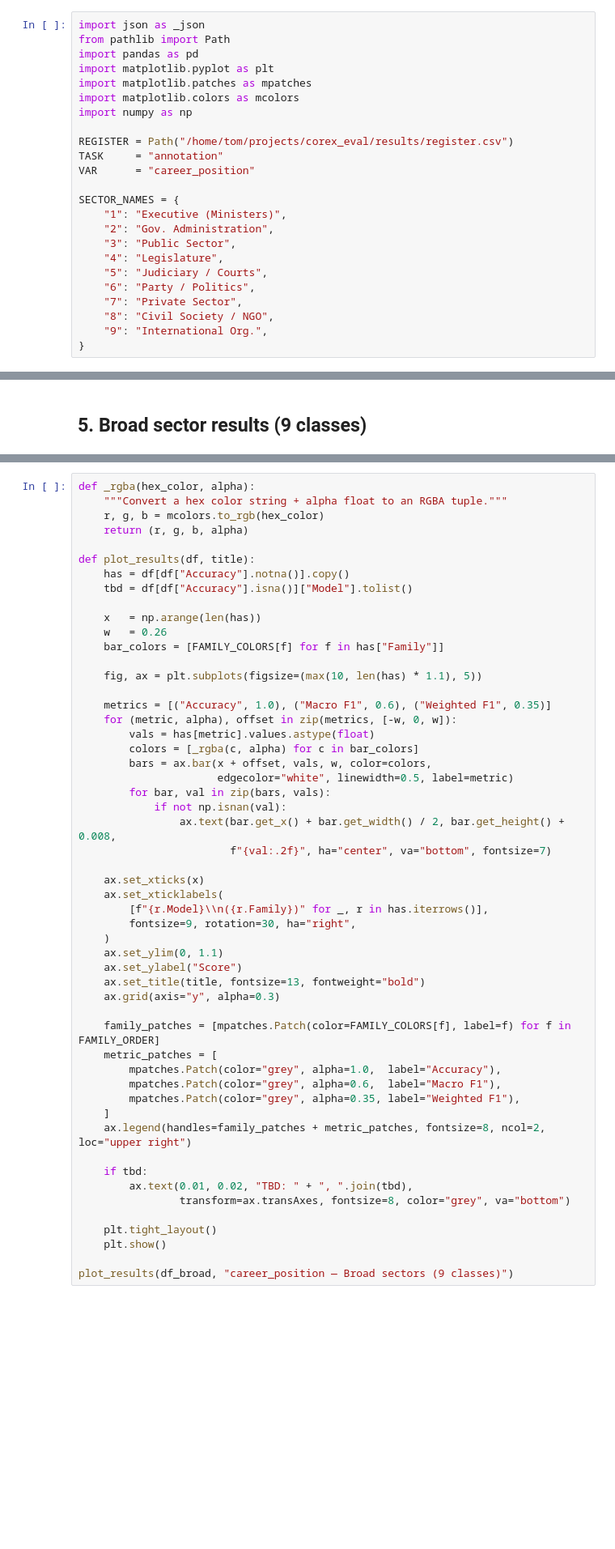
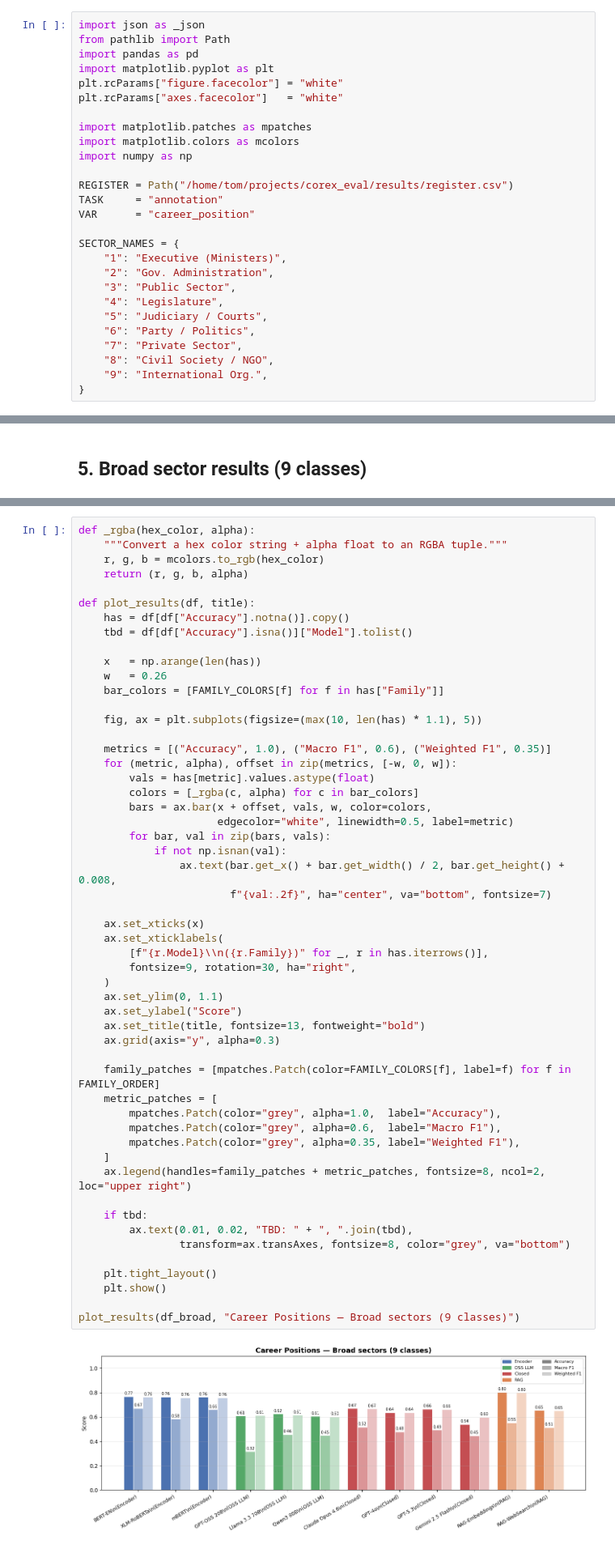
Before and after one commit to Tombellens/corex_eval, a Jupyter notebook: experiments/annotation/career/results_overview.ipynb, the cells around one changed output, grey strips where cells are left out. Shown at 81% size. Saved outputs shown, nothing was run; the diff lists cells and outputs as text; blank space fills up the shorter version.

```diff
--- a/experiments/annotation/career/results_overview.ipynb
+++ b/experiments/annotation/career/results_overview.ipynb
@@ -12,6 +12,9 @@ import json as _json
 from pathlib import Path
 import pandas as pd
 import matplotlib.pyplot as plt
+plt.rcParams["figure.facecolor"] = "white"
+plt.rcParams["axes.facecolor"]   = "white"
+
 import matplotlib.patches as mpatches
 import matplotlib.colors as mcolors
 import numpy as np
@@ -184,34 +225,36 @@ def plot_results(df, title):
         for bar, val in zip(bars, vals):
             if not np.isnan(val):
                 ax.text(bar.get_x() + bar.get_width() / 2, bar.get_height() + 0.008,
                         f"{val:.2f}", ha="center", va="bottom", fontsize=7)
 
     ax.set_xticks(x)
     ax.set_xticklabels(
         [f"{r.Model}\\n({r.Family})" for _, r in has.iterrows()],
         fontsize=9, rotation=30, ha="right",
     )
     ax.set_ylim(0, 1.1)
     ax.set_ylabel("Score")
     ax.set_title(title, fontsize=13, fontweight="bold")
     ax.grid(axis="y", alpha=0.3)
 
     family_patches = [mpatches.Patch(color=FAMILY_COLORS[f], label=f) for f in FAMILY_ORDER]
     metric_patches = [
         mpatches.Patch(color="grey", alpha=1.0,  label="Accuracy"),
         mpatches.Patch(color="grey", alpha=0.6,  label="Macro F1"),
         mpatches.Patch(color="grey", alpha=0.35, label="Weighted F1"),
     ]
     ax.legend(handles=family_patches + metric_patches, fontsize=8, ncol=2, loc="upper right")
 
     if tbd:
         ax.text(0.01, 0.02, "TBD: " + ", ".join(tbd),
                 transform=ax.transAxes, fontsize=8, color="grey", va="bottom")
 
     plt.tight_layout()
     plt.show()
 
-plot_results(df_broad, "career_position — Broad sectors (9 classes)")
+plot_results(df_broad, "Career Positions — Broad sectors (9 classes)")
+# %% [output]
+[figure, added]
 # %% [markdown]
 ## 6. Fine-grained results (~100 codes)
 # %%
```
Also changed, not shown: parts of 10 cells of this notebook, 2 other files.
